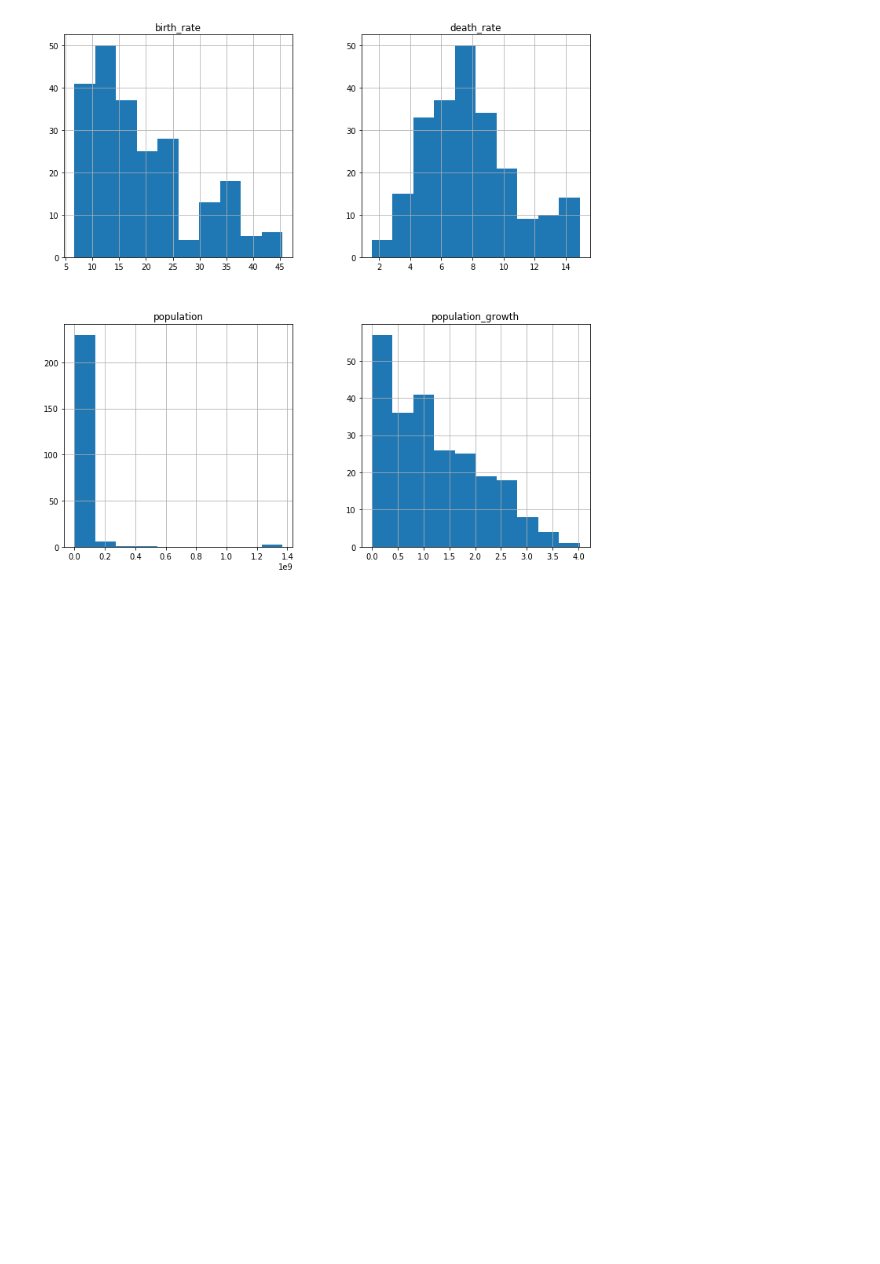
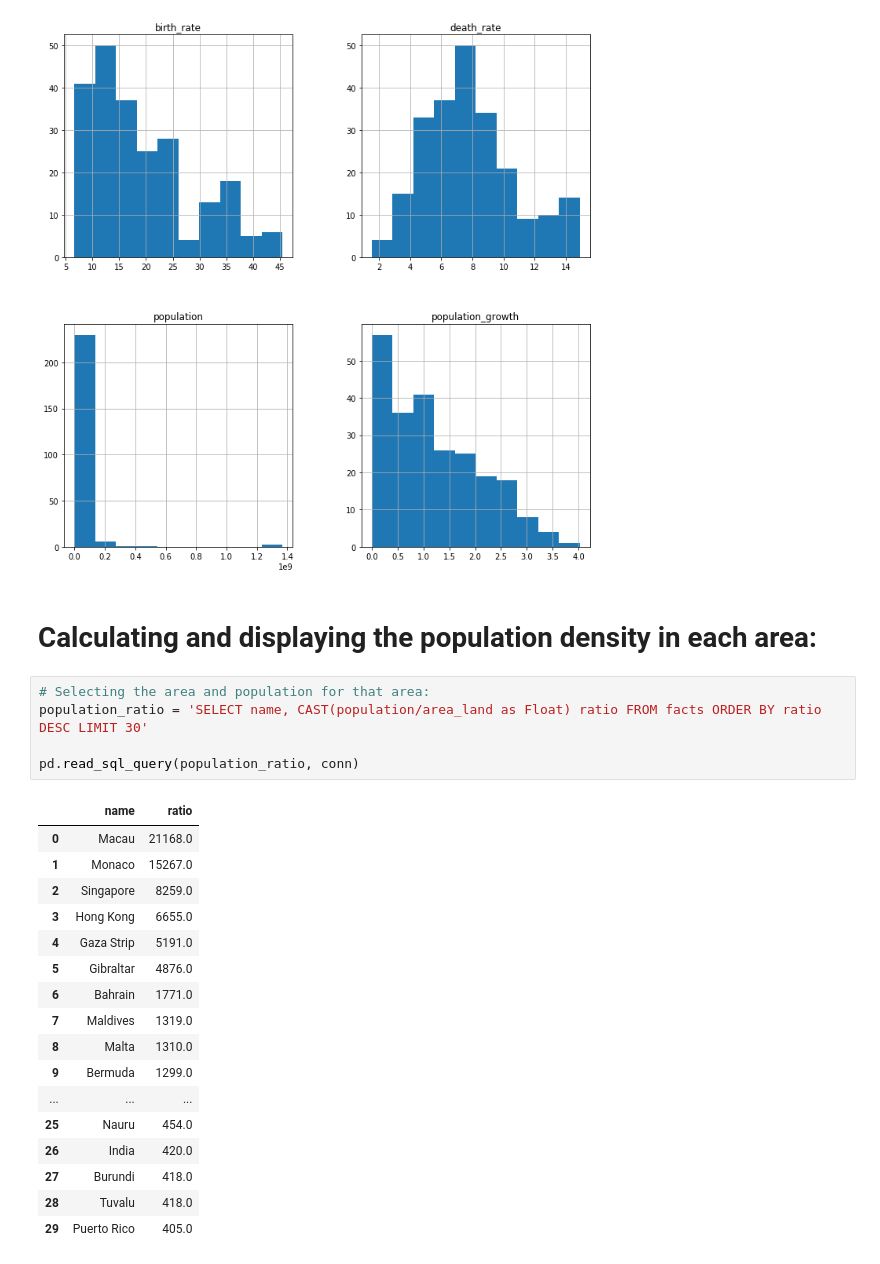
Before and after one commit to CJL89/CIA-Factbook-Data-Using-SQLite-and-Python, a Jupyter notebook: CIA Factbook Data Using SQLite and Python.ipynb, the cells around one changed output. Saved outputs shown, nothing was run; the diff lists cells and outputs as text; blank space fills up the shorter version.

```diff
--- a/CIA Factbook Data Using SQLite and Python.ipynb
+++ b/CIA Factbook Data Using SQLite and Python.ipynb
@@ -126,3 +128,28 @@ array([[<matplotlib.axes._subplots.AxesSubplot object at 0x...>,
        [<matplotlib.axes._subplots.AxesSubplot object at 0x...>,
         <matplotlib.axes._subplots.AxesSubplot object at 0x...>]], dtype=object)
 [figure]
+# %% [markdown]
+# Calculating and displaying the population density in each area:
+# %%
+# Selecting the area and population for that area:
+population_ratio = 'SELECT name, CAST(population/area_land as Float) ratio FROM facts ORDER BY ratio DESC LIMIT 30'
+
+pd.read_sql_query(population_ratio, conn)
+# %% [output]
+|  | name | ratio |
+| 0 | Macau | 21168.0 |
+| 1 | Monaco | 15267.0 |
+| 2 | Singapore | 8259.0 |
+| 3 | Hong Kong | 6655.0 |
+| 4 | Gaza Strip | 5191.0 |
+| 5 | Gibraltar | 4876.0 |
+| 6 | Bahrain | 1771.0 |
+| 7 | Maldives | 1319.0 |
+| 8 | Malta | 1310.0 |
+| 9 | Bermuda | 1299.0 |
+| ... | ... | ... |
+| 25 | Nauru | 454.0 |
+| 26 | India | 420.0 |
+| 27 | Burundi | 418.0 |
+| 28 | Tuvalu | 418.0 |
+| 29 | Puerto Rico | 405.0 |
```
Also changed, not shown: parts of 2 cells of this notebook.
